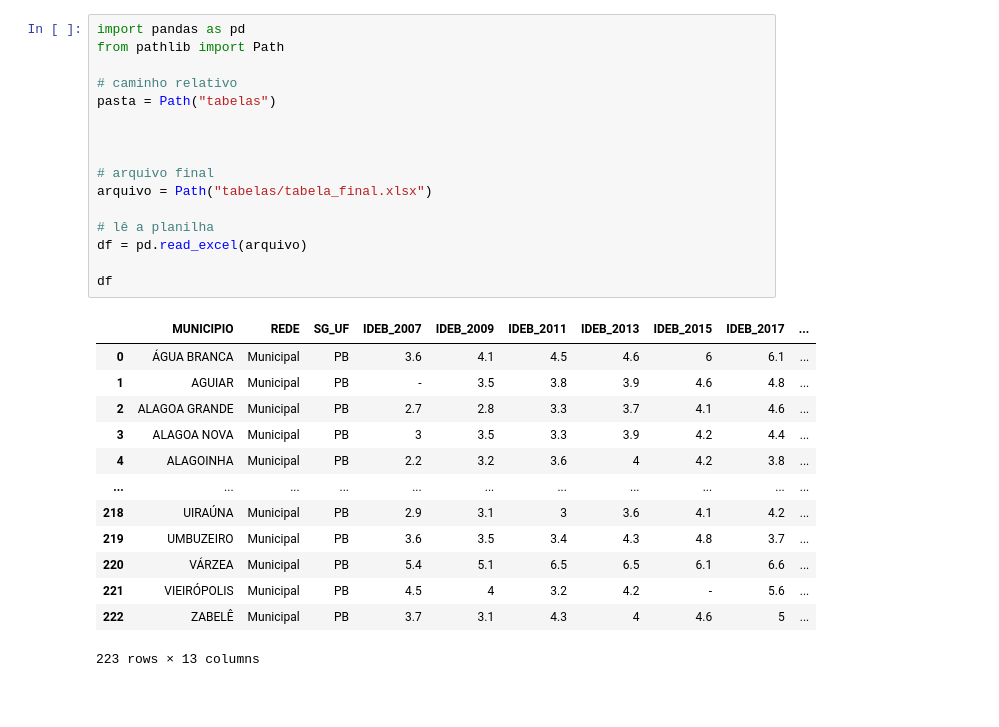
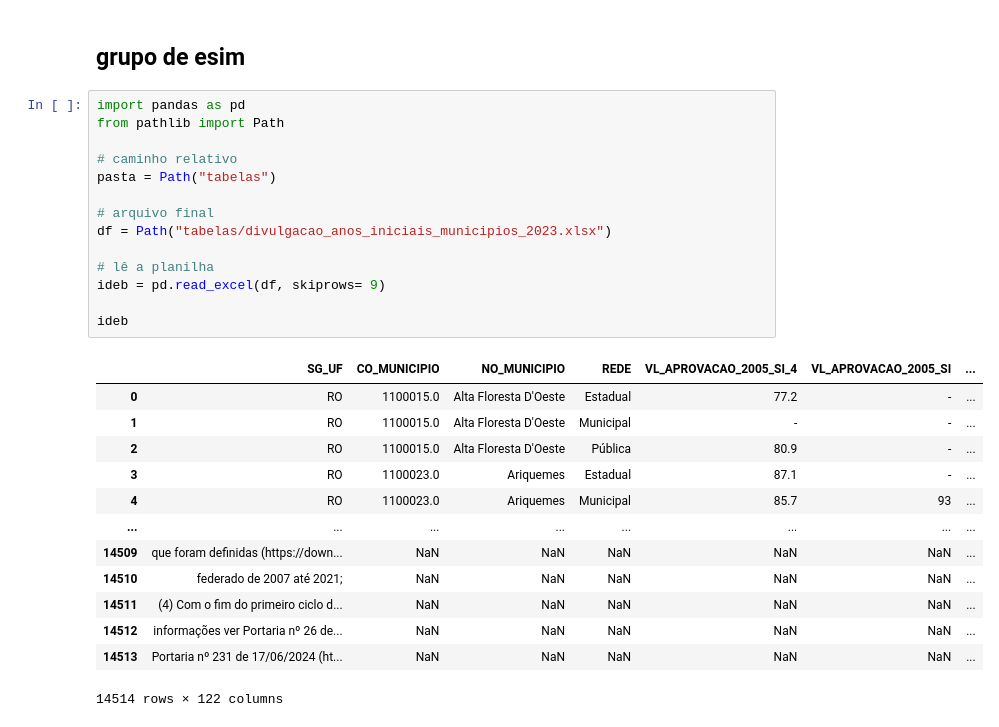
Before and after one commit to antonio-arthur/Instituto-alpargatas-Analise-de-dados-, a Jupyter notebook: indicadores.ipynb, the cells around one changed output. Drawn from its saved outputs; the diff is of its cells as text; blank space fills up the shorter version.

```diff
--- a/indicadores.ipynb
+++ b/indicadores.ipynb
@@ -1,30 +1,30 @@
+# %% [markdown]
+## grupo de esim
 # %%
 import pandas as pd
 from pathlib import Path
 
 # caminho relativo
 pasta = Path("tabelas")
 
-
-
 # arquivo final
-arquivo = Path("tabelas/tabela_final.xlsx")
+df = Path("tabelas/divulgacao_anos_iniciais_municipios_2023.xlsx")
 
 # lê a planilha
-df = pd.read_excel(arquivo)
+ideb = pd.read_excel(df, skiprows= 9)
 
-df
+ideb
 # %% [output]
-|  | MUNICIPIO | REDE | SG_UF | IDEB_2007 | IDEB_2009 | IDEB_2011 | IDEB_2013 | IDEB_2015 | IDEB_2017 | ... |
-| 0 | ÁGUA BRANCA | Municipal | PB | 3.6 | 4.1 | 4.5 | 4.6 | 6 | 6.1 | ... |
-| 1 | AGUIAR | Municipal | PB | - | 3.5 | 3.8 | 3.9 | 4.6 | 4.8 | ... |
-| 2 | ALAGOA GRANDE | Municipal | PB | 2.7 | 2.8 | 3.3 | 3.7 | 4.1 | 4.6 | ... |
-| 3 | ALAGOA NOVA | Municipal | PB | 3 | 3.5 | 3.3 | 3.9 | 4.2 | 4.4 | ... |
-| 4 | ALAGOINHA | Municipal | PB | 2.2 | 3.2 | 3.6 | 4 | 4.2 | 3.8 | ... |
-| ... | ... | ... | ... | ... | ... | ... | ... | ... | ... | ... |
-| 218 | UIRAÚNA | Municipal | PB | 2.9 | 3.1 | 3 | 3.6 | 4.1 | 4.2 | ... |
-| 219 | UMBUZEIRO | Municipal | PB | 3.6 | 3.5 | 3.4 | 4.3 | 4.8 | 3.7 | ... |
-| 220 | VÁRZEA | Municipal | PB | 5.4 | 5.1 | 6.5 | 6.5 | 6.1 | 6.6 | ... |
-| 221 | VIEIRÓPOLIS | Municipal | PB | 4.5 | 4 | 3.2 | 4.2 | - | 5.6 | ... |
-| 222 | ZABELÊ | Municipal | PB | 3.7 | 3.1 | 4.3 | 4 | 4.6 | 5 | ... |
+|  | SG_UF | CO_MUNICIPIO | NO_MUNICIPIO | REDE | VL_APROVACAO_2005_SI_4 | VL_APROVACAO_2005_SI | ... |
+| 0 | RO | 1100015.0 | Alta Floresta D'Oeste | Estadual | 77.2 | - | ... |
+| 1 | RO | 1100015.0 | Alta Floresta D'Oeste | Municipal | - | - | ... |
+| 2 | RO | 1100015.0 | Alta Floresta D'Oeste | Pública | 80.9 | - | ... |
+| 3 | RO | 1100023.0 | Ariquemes | Estadual | 87.1 | - | ... |
+| 4 | RO | 1100023.0 | Ariquemes | Municipal | 85.7 | 93 | ... |
+| ... | ... | ... | ... | ... | ... | ... | ... |
+| 14509 | que foram definidas (https://down... | NaN | NaN | NaN | NaN | NaN | ... |
+| 14510 | federado de 2007 até 2021; | NaN | NaN | NaN | NaN | NaN | ... |
+| 14511 | (4) Com o fim do primeiro ciclo d... | NaN | NaN | NaN | NaN | NaN | ... |
+| 14512 | informações ver Portaria nº 26 de... | NaN | NaN | NaN | NaN | NaN | ... |
+| 14513 | Portaria nº 231 de 17/06/2024 (ht... | NaN | NaN | NaN | NaN | NaN | ... |
-223 rows × 13 columns
+14514 rows × 122 columns
```
Also changed, not shown: parts of 11 cells of this notebook.
